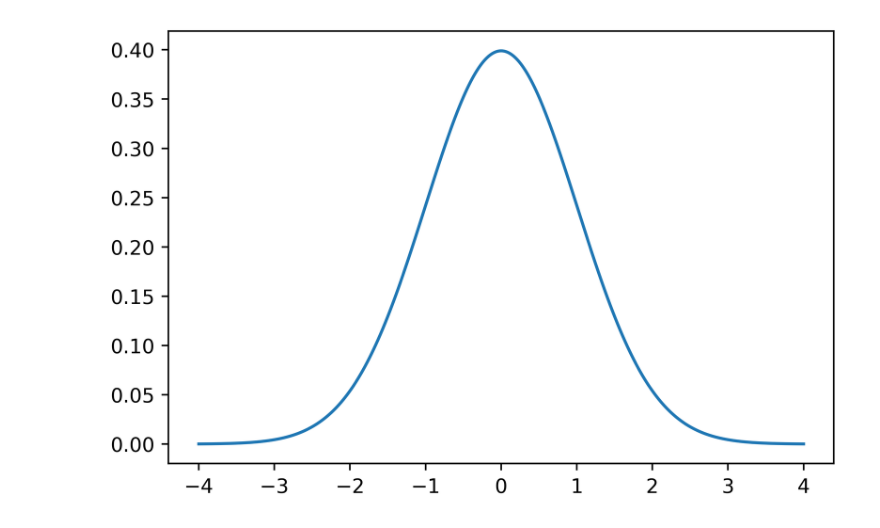
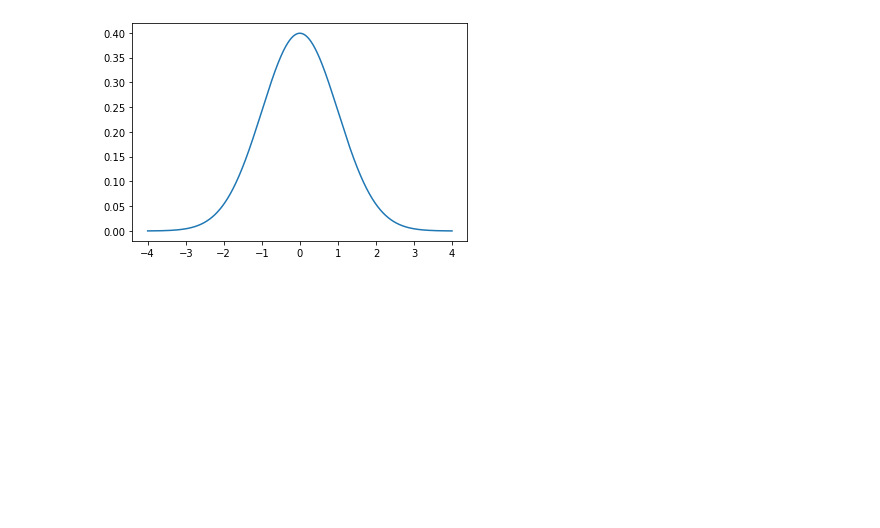
Before and after one commit to cmaspi/verifying_CLT, a Jupyter notebook: codes/distribution_images.ipynb, the cells around one changed output. Saved outputs shown, nothing was run; the diff lists cells and outputs as text; code cells hidden in the pictures; blank space fills up the shorter version.

```diff
--- a/codes/distribution_images.ipynb
+++ b/codes/distribution_images.ipynb
@@ -6,11 +6,11 @@ import matplotlib.pyplot as plt
 x = np.linspace(-4,4,10000)
 y = 1/np.sqrt(2*np.pi) * np.exp(-.5*(x**2))
 # %%
-fig, ax = plt.subplots(dpi = 500)
+fig, ax = plt.subplots()
 ax.plot(x,y)
 plt.show()
 # %% [output]
-[figure, old version]
+[figure, new version]
 # %%
 # uniform
 x = np.linspace(-0.2,1.2,10000)
```
Also changed, not shown: parts of 3 cells of this notebook, 1 other file.
